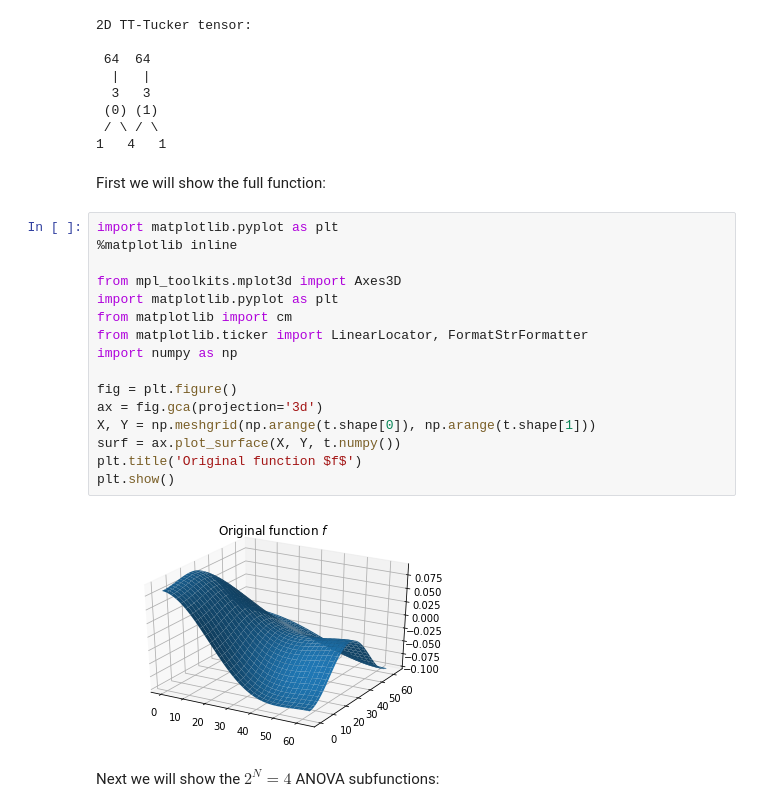
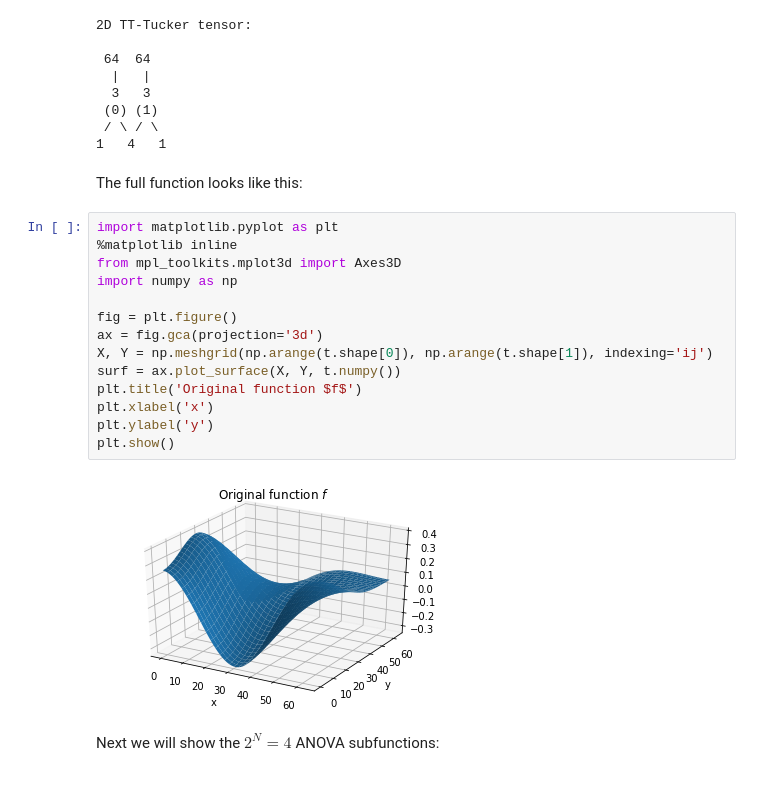
Before and after one commit to rballester/tntorch, a Jupyter notebook: tutorials/anova.ipynb, the cells around one changed output. Drawn from its saved outputs; the diff is of its cells as text.

```diff
--- a/tutorials/anova.ipynb
+++ b/tutorials/anova.ipynb
@@ -97,26 +106,24 @@ t
  (0) (1)
  / \ / \
 1   4   1
-# %% [markdown]
-First we will show the full function:
+# %% [markdown]
+The full function looks like this:
 # %%
 import matplotlib.pyplot as plt
 %matplotlib inline
-
 from mpl_toolkits.mplot3d import Axes3D
-import matplotlib.pyplot as plt
-from matplotlib import cm
-from matplotlib.ticker import LinearLocator, FormatStrFormatter
 import numpy as np
 
 fig = plt.figure()
 ax = fig.gca(projection='3d')
-X, Y = np.meshgrid(np.arange(t.shape[0]), np.arange(t.shape[1]))
+X, Y = np.meshgrid(np.arange(t.shape[0]), np.arange(t.shape[1]), indexing='ij')
 surf = ax.plot_surface(X, Y, t.numpy())
 plt.title('Original function $f$')
+plt.xlabel('x')
+plt.ylabel('y')
 plt.show()
 # %% [output]
-[figure, old version]
+[figure, new version]
 # %% [markdown]
 Next we will show the $2^N = 4$ ANOVA subfunctions:
 # %%
```
Also changed, not shown: parts of 8 cells of this notebook.
